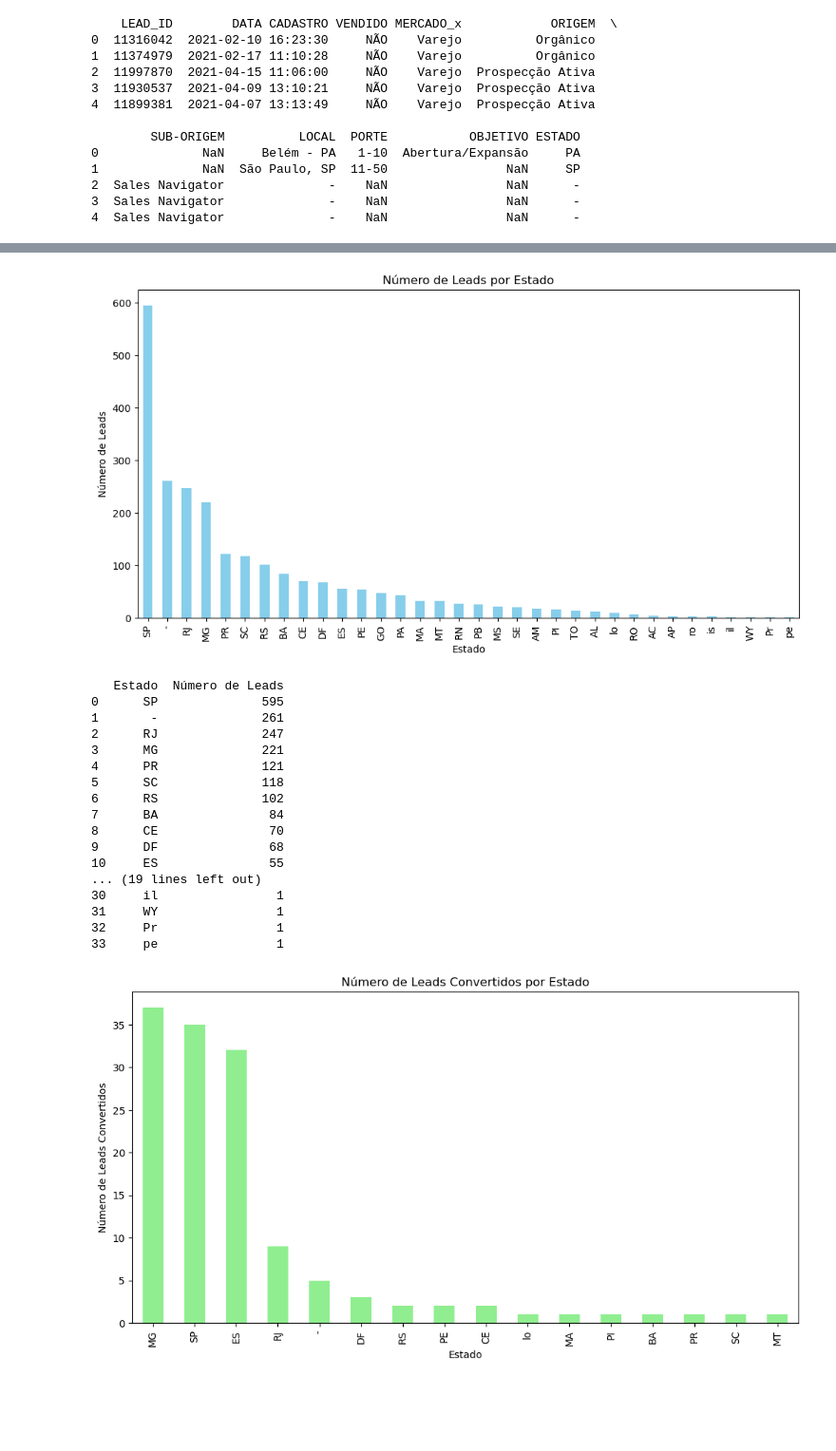
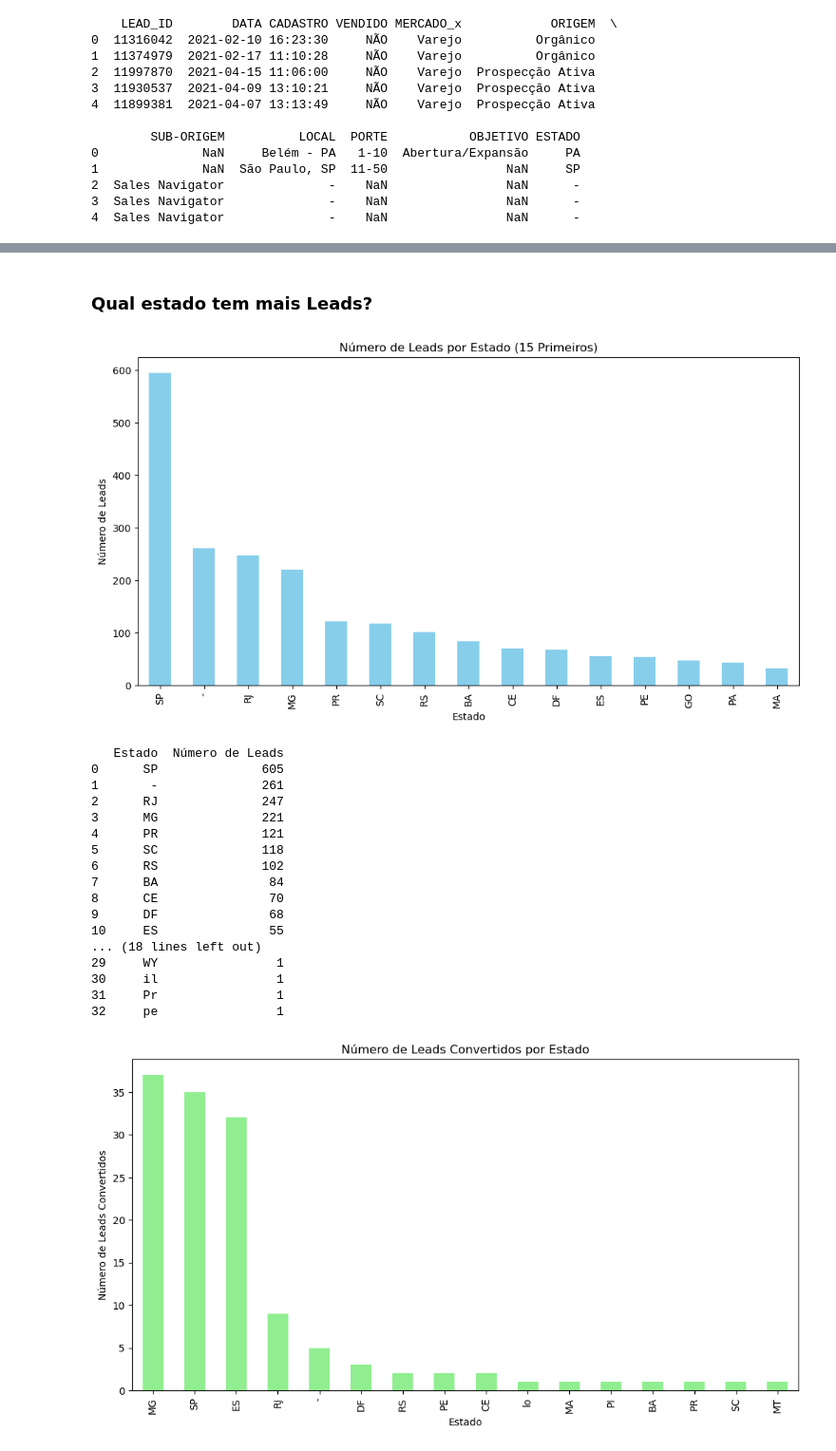
Before and after one commit to asp-junior/Economapas, a Jupyter notebook: Desafio Economapas.ipynb, the cells around one changed output, grey strips where cells are left out. Shown at 95% size. Saved outputs shown, nothing was run; the diff lists cells and outputs as text; code cells hidden in the pictures; blank space fills up the shorter version.

```diff
--- a/Desafio Economapas.ipynb
+++ b/Desafio Economapas.ipynb
@@ -203,24 +226,32 @@ plt.show()
+# %% [markdown]
+### Qual estado tem mais Leads?
 # %%
 # Contar o número de leads por estado
 contagem_leads = df['ESTADO'].value_counts()
 
+# Selecionar apenas os 15 primeiros estados
+top_15_estados = contagem_leads.head(15)
+
 # Criar o barplot
 plt.figure(figsize=(12, 6))
-contagem_leads.plot(kind='bar', color='skyblue')
+top_15_estados.plot(kind='bar', color='skyblue')
 
 # Definir título e rótulos dos eixos
-plt.title('Número de Leads por Estado')
+plt.title('Número de Leads por Estado (15 Primeiros)')
 plt.xlabel('Estado')
 plt.ylabel('Número de Leads')
 
 # Girar os rótulos dos estados na vertical
 plt.xticks(rotation=90)
 
 # Exibir o barplot
 plt.show()
 # %% [output]
-[figure, old version]
+[figure, new version]
 # %%
+#Substituir 'lo' por 'SP' em todas as ocorrências da coluna 'ESTADO'
+df['ESTADO'].replace('lo', 'SP', inplace=True)
+
 # Contar o número de leads por estado
 contagem_leads = df['ESTADO'].value_counts()
 
@@ -237,7 +268,7 @@ tabela_leads_por_estado = tabela_leads_por_estado.sort_values(by='Número de Lea
 print(tabela_leads_por_estado)
 # %% [output]
    Estado  Número de Leads
-0      SP              595
+0      SP              605
 1       -              261
 2      RJ              247
 3      MG              221
@@ -248,9 +279,9 @@ print(tabela_leads_por_estado)
 8      CE               70
 9      DF               68
 10     ES               55
-... (19 lines left out)
+... (18 lines left out)
+29     WY                1
 30     il                1
-31     WY                1
-32     Pr                1
-33     pe                1
+31     Pr                1
+32     pe                1
 # %%
```
Also changed, not shown: parts of 70 cells of this notebook, 1 other file.
